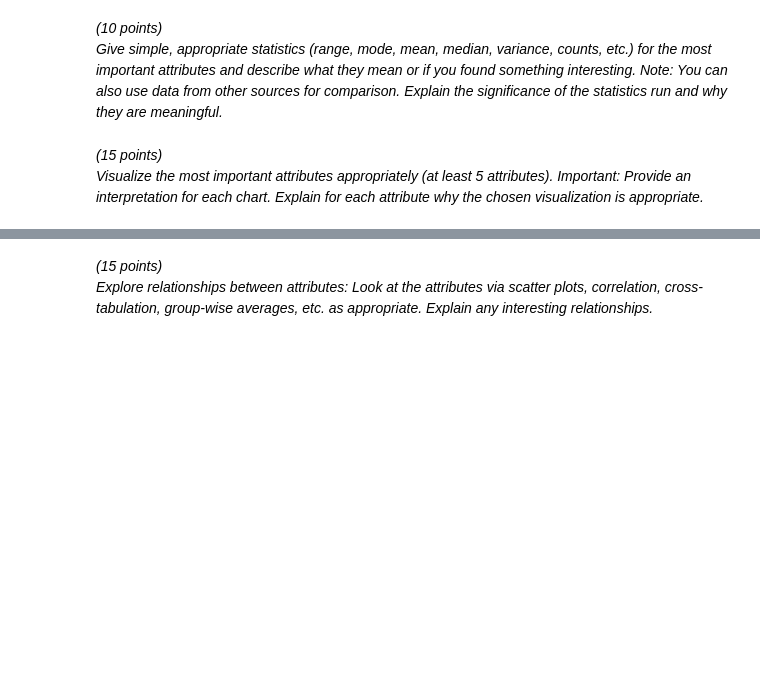
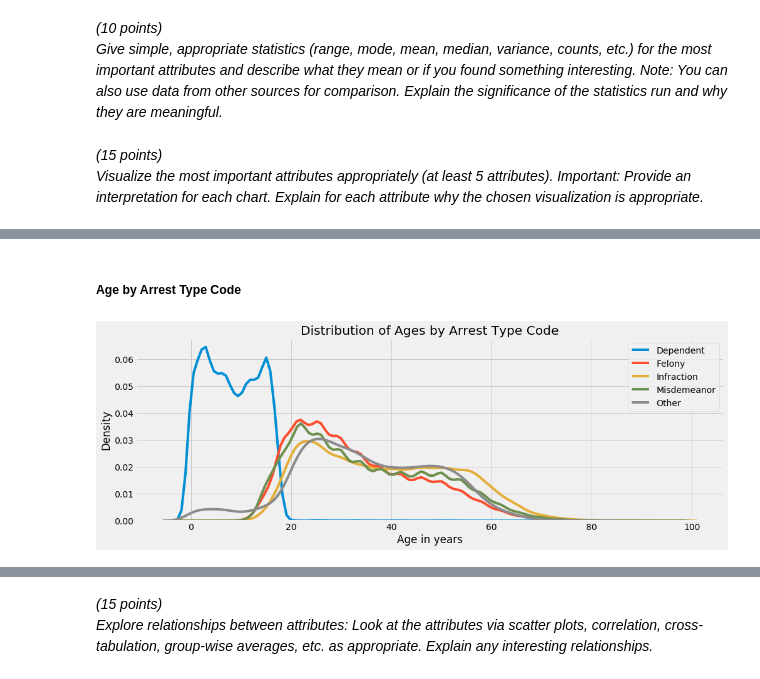
Before and after one commit to EdwardAF-IT/machine-learning-i-group-project, a Jupyter notebook: Code/Cleansing.ipynb, the cells around one changed output, grey strips where cells are left out. Drawn from its saved outputs; the diff is of its cells as text; code cells hidden in the pictures; blank space fills up the shorter version.

```diff
--- a/Code/Cleansing.ipynb
+++ b/Code/Cleansing.ipynb
@@ -213,0 +358,24 @@ df_cleansed['Descent Code'].describe()
+# %% [markdown]
+##### Age by Arrest Type Code
+# %%
+plt.figure(figsize = (15, 5))
+
+# KDE Plot of Dependent Arrest Code
+sns.kdeplot(df.loc[df['Arrest Type Code'] == 'D', 'Age'], label = 'Dependent')
+
+# KDE plot of Felony Arrest Code
+sns.kdeplot(df.loc[df['Arrest Type Code'] == 'F', 'Age'], label = 'Felony')
+
+# KDE plot of Infraction Arrest Code
+sns.kdeplot(df.loc[df['Arrest Type Code'] == 'I', 'Age'], label = 'Infraction')
+
+# KDE plot of Misdemeanor Arrest Code
+sns.kdeplot(df.loc[df['Arrest Type Code'] == 'M', 'Age'], label = 'Misdemeanor')
+
+# KDE plot of Other Arrest Code
+sns.kdeplot(df.loc[df['Arrest Type Code'] == 'O', 'Age'], label = 'Other')
+
+# Labels
+plt.xlabel('Age in years'); plt.ylabel('Density'); plt.title('Distribution of Ages by Arrest Type Code');
+# %% [output]
+[figure, added]
```
Also changed, not shown: parts of 50 cells of this notebook.
